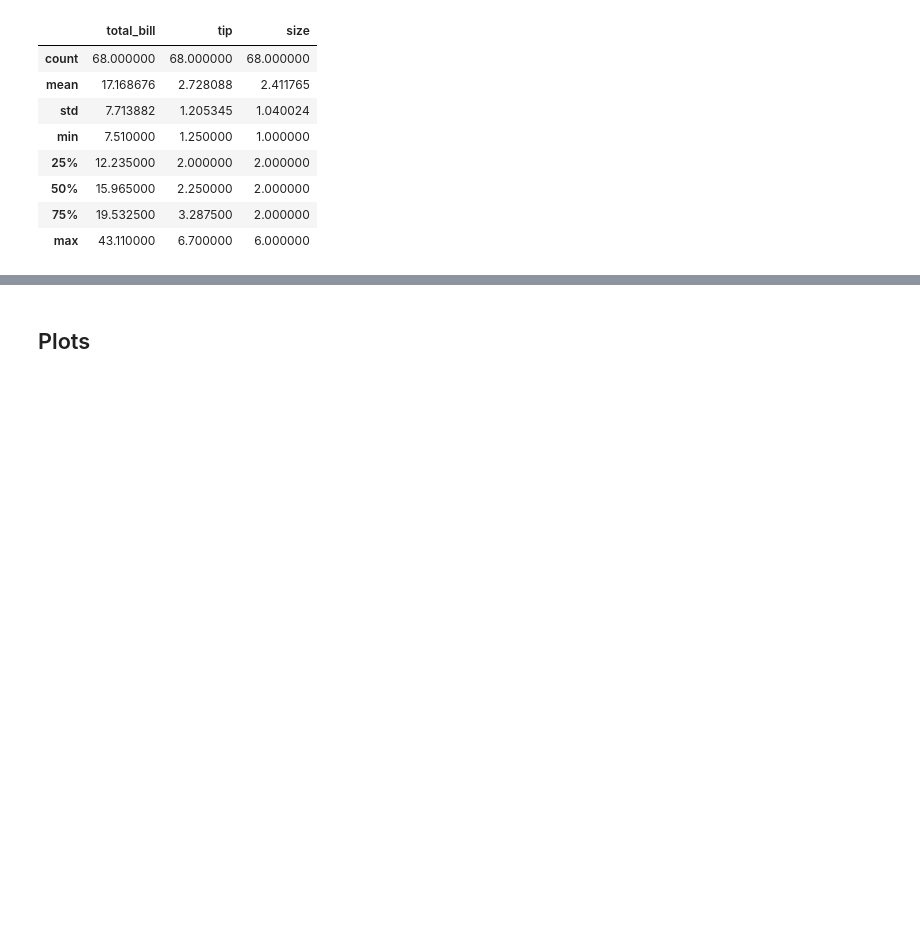
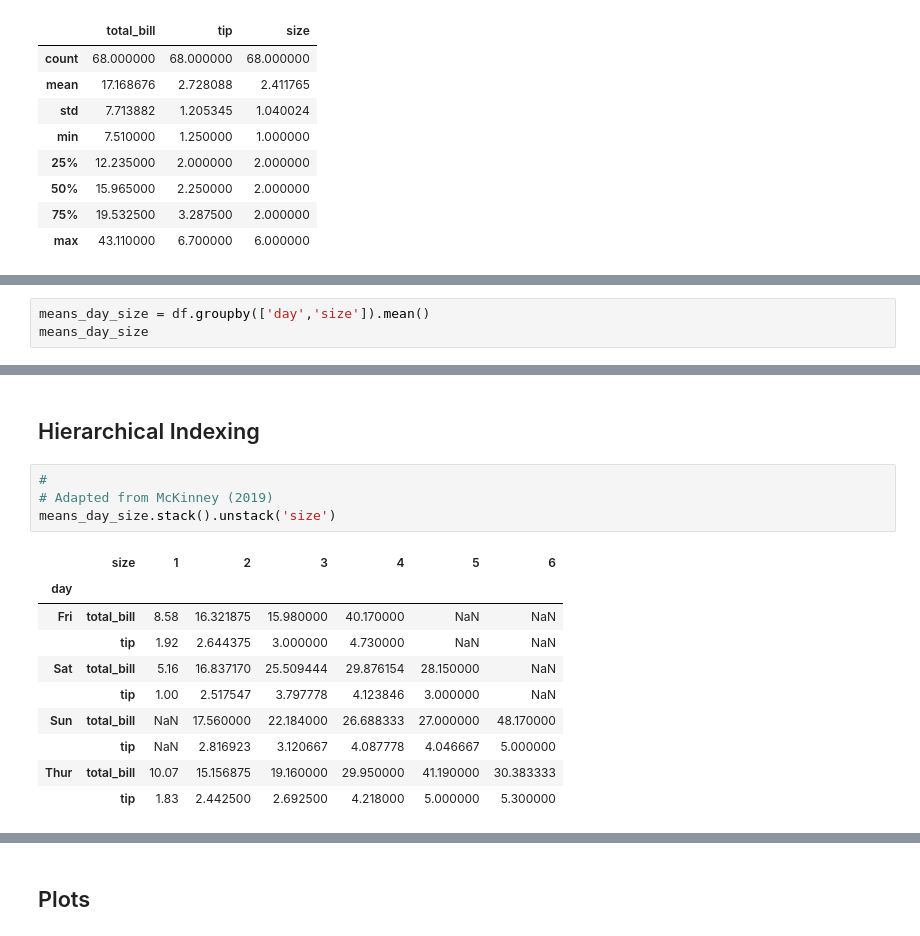
Before and after one commit to pcaulfie/fundamentals-project, a Jupyter notebook: Fundamentals of Data Analysis.ipynb, the cells around one changed output, grey strips where cells are left out. Saved outputs shown, nothing was run; the diff lists cells and outputs as text; blank space fills up the shorter version.

Commit message:
Created some summary statistics, grouped by opertions and pivot tables

```diff
--- a/Fundamentals of Data Analysis.ipynb
+++ b/Fundamentals of Data Analysis.ipynb
@@ -106,0 +162,3 @@ df.describe()
+# %%
+means_day_size = df.groupby(['day','size']).mean()
+means_day_size
@@ -106,0 +184,17 @@ df.describe()
+# %% [markdown]
+## Hierarchical Indexing
+# %%
+#
+# Adapted from McKinney (2019)
+means_day_size.stack().unstack('size')
+# %% [output]
+|  | size | 1 | 2 | 3 | 4 | 5 | 6 |
+| day |  |  |  |  |  |  |  |
+| Fri | total_bill | 8.58 | 16.321875 | 15.980000 | 40.170000 | NaN | NaN |
+|  | tip | 1.92 | 2.644375 | 3.000000 | 4.730000 | NaN | NaN |
+| Sat | total_bill | 5.16 | 16.837170 | 25.509444 | 29.876154 | 28.150000 | NaN |
+|  | tip | 1.00 | 2.517547 | 3.797778 | 4.123846 | 3.000000 | NaN |
+| Sun | total_bill | NaN | 17.560000 | 22.184000 | 26.688333 | 27.000000 | 48.170000 |
+|  | tip | NaN | 2.816923 | 3.120667 | 4.087778 | 4.046667 | 5.000000 |
+| Thur | total_bill | 10.07 | 15.156875 | 19.160000 | 29.950000 | 41.190000 | 30.383333 |
+|  | tip | 1.83 | 2.442500 | 2.692500 | 4.218000 | 5.000000 | 5.300000 |
```
Also changed, not shown: parts of 12 cells of this notebook.
